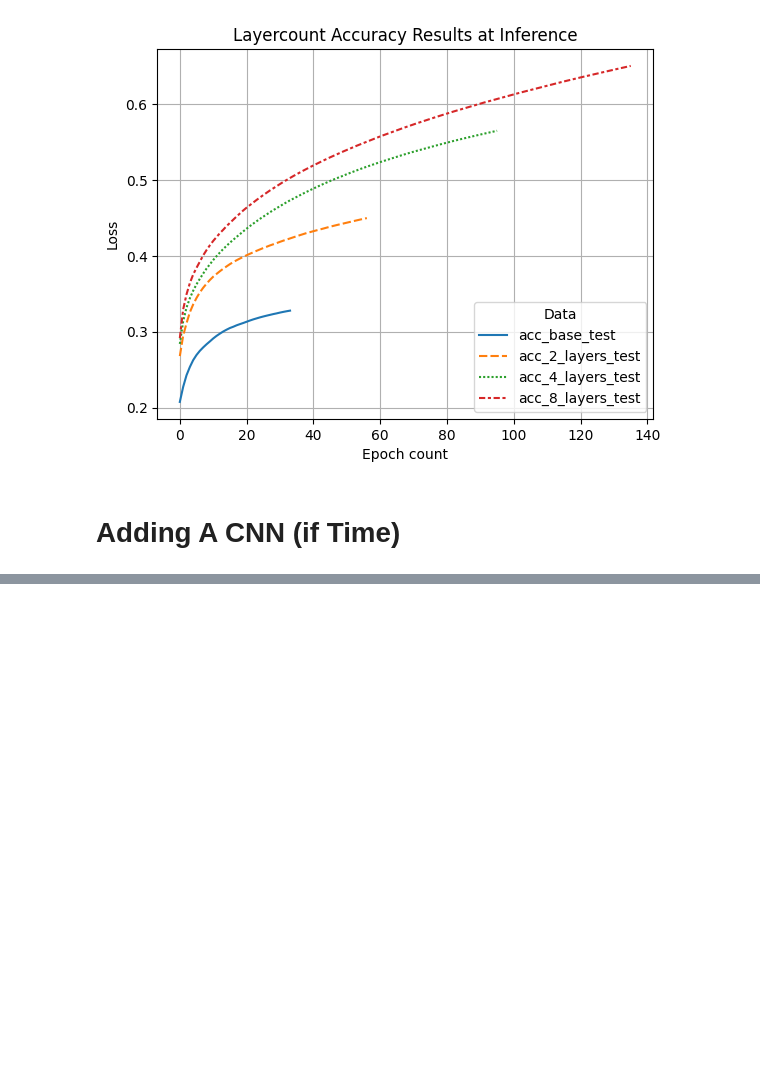
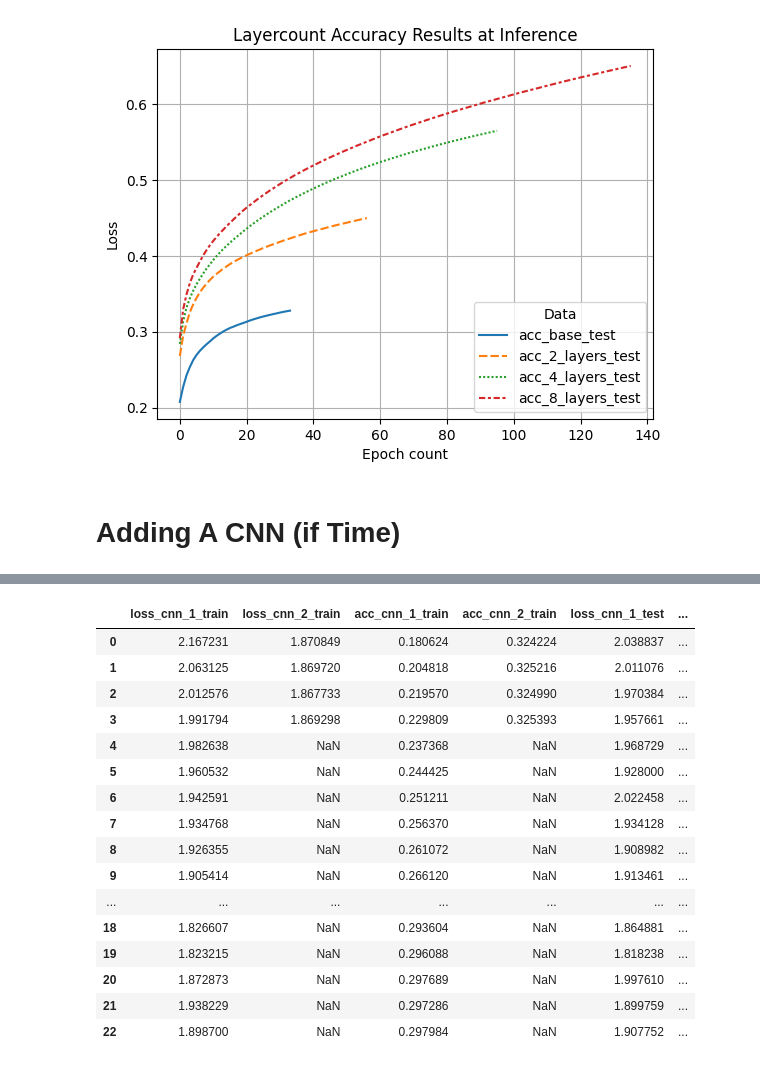
Before and after one commit to JunsooJung/CUB_NNDL_Final, a Jupyter notebook: Deep_Learning_Final_Prototype.ipynb, the cells around one changed output, grey strips where cells are left out. Saved outputs shown, nothing was run; the diff lists cells and outputs as text; code cells hidden in the pictures; blank space fills up the shorter version.

```diff
--- a/Deep_Learning_Final_Prototype.ipynb
+++ b/Deep_Learning_Final_Prototype.ipynb
@@ -104,10 +104,6 @@ class BirdClassifier(nn.Module):
             x = self.cnn(x)
         x = self.vision_transformer(x)
         return x
-
-    def print_config(self):
-        print(f"Using CNN: {self.cnn_state}")
-        print(f"ViT dim: {self.vision_transformer.dim}, layers: {self.vision_transformer.depth}")
 # %%
 def train_model(model, dataloader, criterion, optimizer_metric, accuracy_metric, device):
     model.train()
@@ -863,0 +1128,54 @@ we need to update the cnn to be less in depth the make it more indepth, we could
+# %%
+from itertools import zip_longest
+column_names = [
+                'loss_cnn_1_train',
+                'loss_cnn_2_train',
+
+                'acc_cnn_1_train',
+                'acc_cnn_2_train',
+                #test
+
+                'loss_cnn_1_test',
+                'loss_cnn_2_test',
+
+                'acc_cnn_1_test',
+                'acc_cnn_2_test',
+]
+
+
+raw_data = [
+            loss_scores_train_cnn_1,
+            loss_scores_train_cnn_2,
+
+            accuracy_scores_train_cnn_1,
+            accuracy_scores_train_cnn_2,
+            #test
+
+            loss_scores_test_cnn_1,
+            loss_scores_test_cnn_2,
+
+            accuracy_scores_test_cnn_1,
+            accuracy_scores_test_cnn_2
+]
+
+
+cnn_results_df = pd.DataFrame(list(zip_longest(*raw_data)), columns = column_names)
+cnn_results_df
+# %% [output]
+|  | loss_cnn_1_train | loss_cnn_2_train | acc_cnn_1_train | acc_cnn_2_train | loss_cnn_1_test | ... |
+| 0 | 2.167231 | 1.870849 | 0.180624 | 0.324224 | 2.038837 | ... |
+| 1 | 2.063125 | 1.869720 | 0.204818 | 0.325216 | 2.011076 | ... |
+| 2 | 2.012576 | 1.867733 | 0.219570 | 0.324990 | 1.970384 | ... |
+| 3 | 1.991794 | 1.869298 | 0.229809 | 0.325393 | 1.957661 | ... |
+| 4 | 1.982638 | NaN | 0.237368 | NaN | 1.968729 | ... |
+| 5 | 1.960532 | NaN | 0.244425 | NaN | 1.928000 | ... |
+| 6 | 1.942591 | NaN | 0.251211 | NaN | 2.022458 | ... |
+| 7 | 1.934768 | NaN | 0.256370 | NaN | 1.934128 | ... |
+| 8 | 1.926355 | NaN | 0.261072 | NaN | 1.908982 | ... |
+| 9 | 1.905414 | NaN | 0.266120 | NaN | 1.913461 | ... |
+| ... | ... | ... | ... | ... | ... | ... |
+| 18 | 1.826607 | NaN | 0.293604 | NaN | 1.864881 | ... |
+| 19 | 1.823215 | NaN | 0.296088 | NaN | 1.818238 | ... |
+| 20 | 1.872873 | NaN | 0.297689 | NaN | 1.997610 | ... |
+| 21 | 1.938229 | NaN | 0.297286 | NaN | 1.899759 | ... |
+| 22 | 1.898700 | NaN | 0.297984 | NaN | 1.907752 | ... |
```
Also changed, not shown: parts of 10 cells of this notebook, 2 other files.
